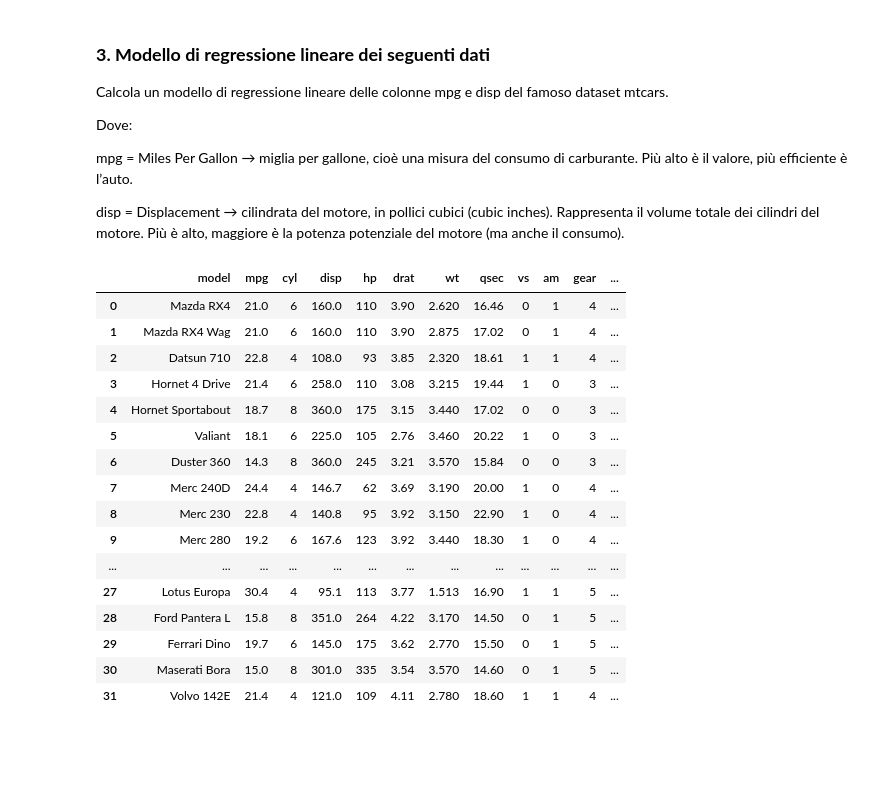
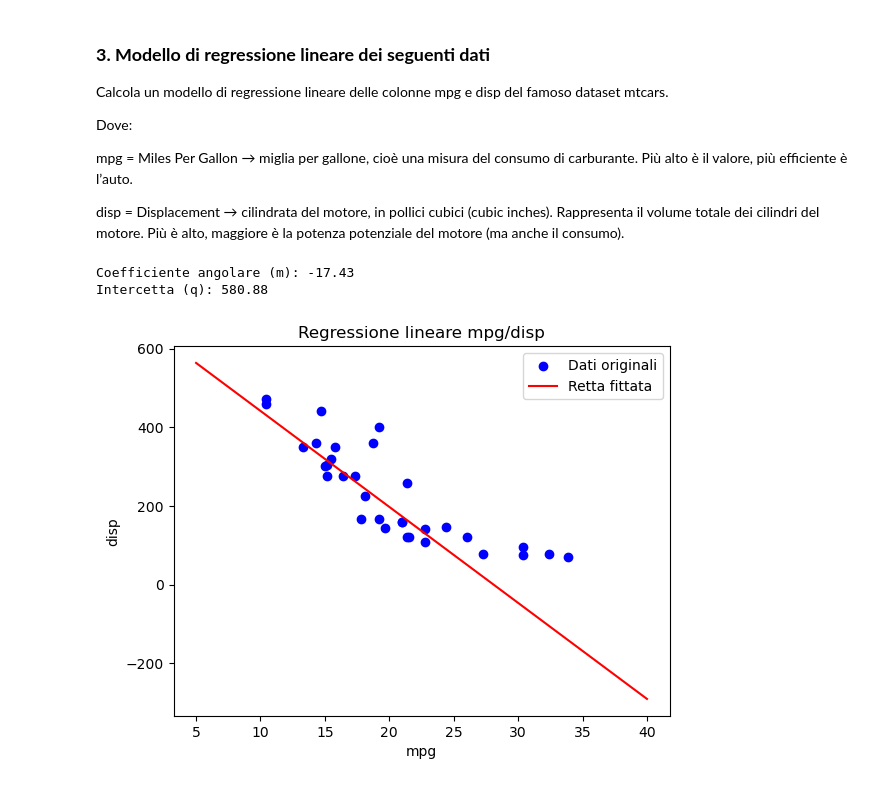
Before and after one commit to DenisTrokan/ProgrammingLab, a Jupyter notebook: 6_Esercizi_lez_6.ipynb, the cells around one changed output. Cells and saved outputs as stored; diff of their text form; code cells hidden in the pictures; blank space fills up the shorter version.

Commit message:
6 Done (reg lin mtcars)

```diff
--- a/6_Esercizi_lez_6.ipynb
+++ b/6_Esercizi_lez_6.ipynb
@@ -111,29 +111,39 @@ Dove:
 mpg = Miles Per Gallon → miglia per gallone, cioè una misura del consumo di carburante. Più alto è il valore, più efficiente è l’auto.
 
 disp = Displacement → cilindrata del motore, in pollici cubici (cubic inches). Rappresenta il volume totale dei cilindri del motore. Più è alto, maggiore è la potenza potenziale del motore (ma anche il consumo).
-# %%
-import pandas as pd
-
-# Load dataset from URL
-df = pd.read_csv('https://gist.githubusercontent.com/seankross/a412dfbd88b3db70b74b/raw/5f23f993cd87c283ce766e7ac6b329ee7cc2e1d1/mtcars.csv')
-
-# Display the dataframe
-df
-# %% [output]
-|  | model | mpg | cyl | disp | hp | drat | wt | qsec | vs | am | gear | ... |
-| 0 | Mazda RX4 | 21.0 | 6 | 160.0 | 110 | 3.90 | 2.620 | 16.46 | 0 | 1 | 4 | ... |
-| 1 | Mazda RX4 Wag | 21.0 | 6 | 160.0 | 110 | 3.90 | 2.875 | 17.02 | 0 | 1 | 4 | ... |
-| 2 | Datsun 710 | 22.8 | 4 | 108.0 | 93 | 3.85 | 2.320 | 18.61 | 1 | 1 | 4 | ... |
-| 3 | Hornet 4 Drive | 21.4 | 6 | 258.0 | 110 | 3.08 | 3.215 | 19.44 | 1 | 0 | 3 | ... |
-| 4 | Hornet Sportabout | 18.7 | 8 | 360.0 | 175 | 3.15 | 3.440 | 17.02 | 0 | 0 | 3 | ... |
-| 5 | Valiant | 18.1 | 6 | 225.0 | 105 | 2.76 | 3.460 | 20.22 | 1 | 0 | 3 | ... |
-| 6 | Duster 360 | 14.3 | 8 | 360.0 | 245 | 3.21 | 3.570 | 15.84 | 0 | 0 | 3 | ... |
-| 7 | Merc 240D | 24.4 | 4 | 146.7 | 62 | 3.69 | 3.190 | 20.00 | 1 | 0 | 4 | ... |
-| 8 | Merc 230 | 22.8 | 4 | 140.8 | 95 | 3.92 | 3.150 | 22.90 | 1 | 0 | 4 | ... |
-| 9 | Merc 280 | 19.2 | 6 | 167.6 | 123 | 3.92 | 3.440 | 18.30 | 1 | 0 | 4 | ... |
-| ... | ... | ... | ... | ... | ... | ... | ... | ... | ... | ... | ... | ... |
-| 27 | Lotus Europa | 30.4 | 4 | 95.1 | 113 | 3.77 | 1.513 | 16.90 | 1 | 1 | 5 | ... |
-| 28 | Ford Pantera L | 15.8 | 8 | 351.0 | 264 | 4.22 | 3.170 | 14.50 | 0 | 1 | 5 | ... |
-| 29 | Ferrari Dino | 19.7 | 6 | 145.0 | 175 | 3.62 | 2.770 | 15.50 | 0 | 1 | 5 | ... |
-| 30 | Maserati Bora | 15.0 | 8 | 301.0 | 335 | 3.54 | 3.570 | 14.60 | 0 | 1 | 5 | ... |
-| 31 | Volvo 142E | 21.4 | 4 | 121.0 | 109 | 4.11 | 2.780 | 18.60 | 1 | 1 | 4 | ... |
+# %%
+import pandas as pd
+import numpy as np
+
+# Load dataset from URL
+df = pd.read_csv('https://gist.githubusercontent.com/seankross/a412dfbd88b3db70b74b/raw/5f23f993cd87c283ce766e7ac6b329ee7cc2e1d1/mtcars.csv')
+# Display the dataframe
+#df
+#regressione lineare mpg / disp
+#rimozione na
+df.dropna()
+mpg = df['mpg']
+disp = df['disp']
+# Fitting della retta
+m, q = np.polyfit(mpg, disp, 1)  # Grado 1 per una retta
+
+# Predizione dei valori fittati
+y_fit_np = m * x + q
+
+# Output dei parametri della retta
+print(f"Coefficiente angolare (m): {m:.2f}")
+print(f"Intercetta (q): {q:.2f}")
+
+# Plot
+x = np.linspace(5, 40, 50)
+plt.scatter(mpg, disp, label="Dati originali", color="blue")
+plt.plot(x, y_fit_np, label="Retta fittata", color="red")
+plt.legend()
+plt.xlabel("mpg")
+plt.ylabel("disp")
+plt.title("Regressione lineare mpg/disp")
+plt.show()
+# %% [output]
+Coefficiente angolare (m): -17.43
+Intercetta (q): 580.88
+[figure, added]
```
